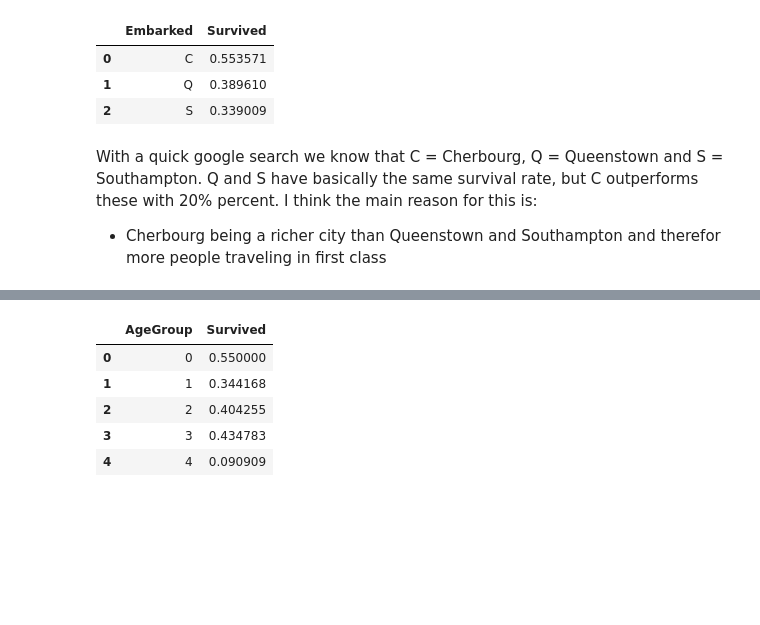
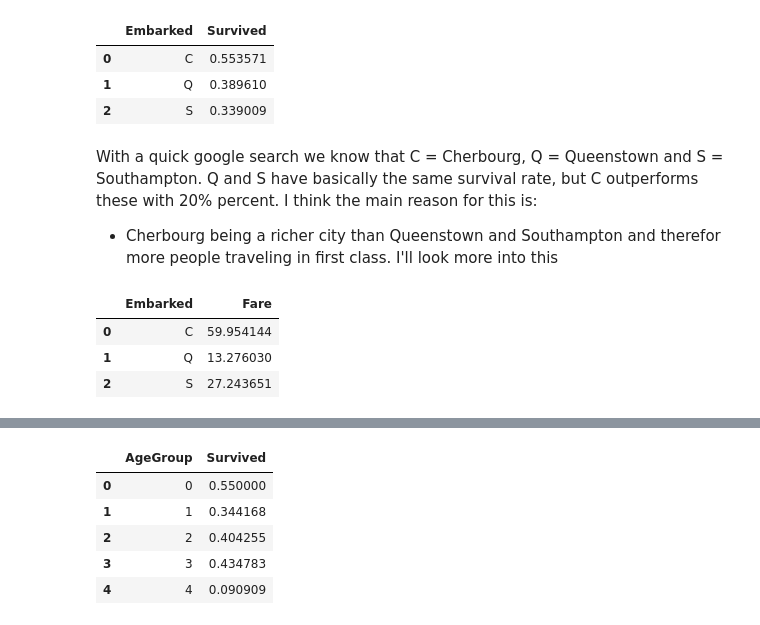
Before and after one commit to Markuski2023/MLGit, a Jupyter notebook: Oblig1/classification.ipynb, the cells around one changed output, grey strips where cells are left out. Drawn from its saved outputs; the diff is of its cells as text; code cells hidden in the pictures; blank space fills up the shorter version.

```diff
--- a/Oblig1/classification.ipynb
+++ b/Oblig1/classification.ipynb
@@ -317,4 +316,11 @@ df[['Embarked', 'Survived']].groupby(['Embarked'], as_index=False).mean()
 | 2 | S | 0.339009 |
 # %% [markdown]
 With a quick google search we know that C = Cherbourg, Q = Queenstown and S = Southampton. Q and S have basically the same survival rate, but C outperforms these with 20% percent. I think the main reason for this is:
-- Cherbourg being a richer city than Queenstown and Southampton and therefor more people traveling in first class
+- Cherbourg being a richer city than Queenstown and Southampton and therefor more people traveling in first class. I'll look more into this
+# %%
+df[['Embarked', 'Fare']].groupby(['Embarked'], as_index=False).mean()
+# %% [output]
+|  | Embarked | Fare |
+| 0 | C | 59.954144 |
+| 1 | Q | 13.276030 |
+| 2 | S | 27.243651 |
```
Also changed, not shown: parts of 9 cells of this notebook, 24 other files.
